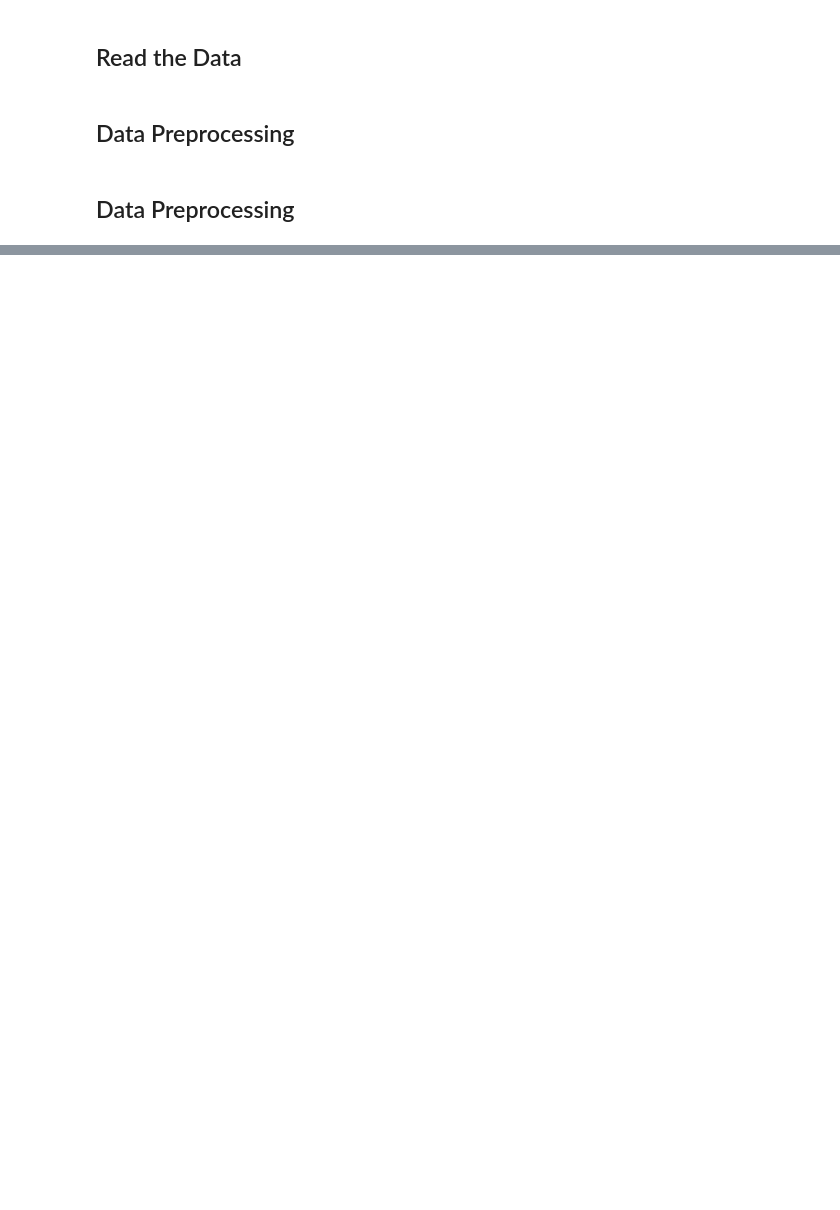
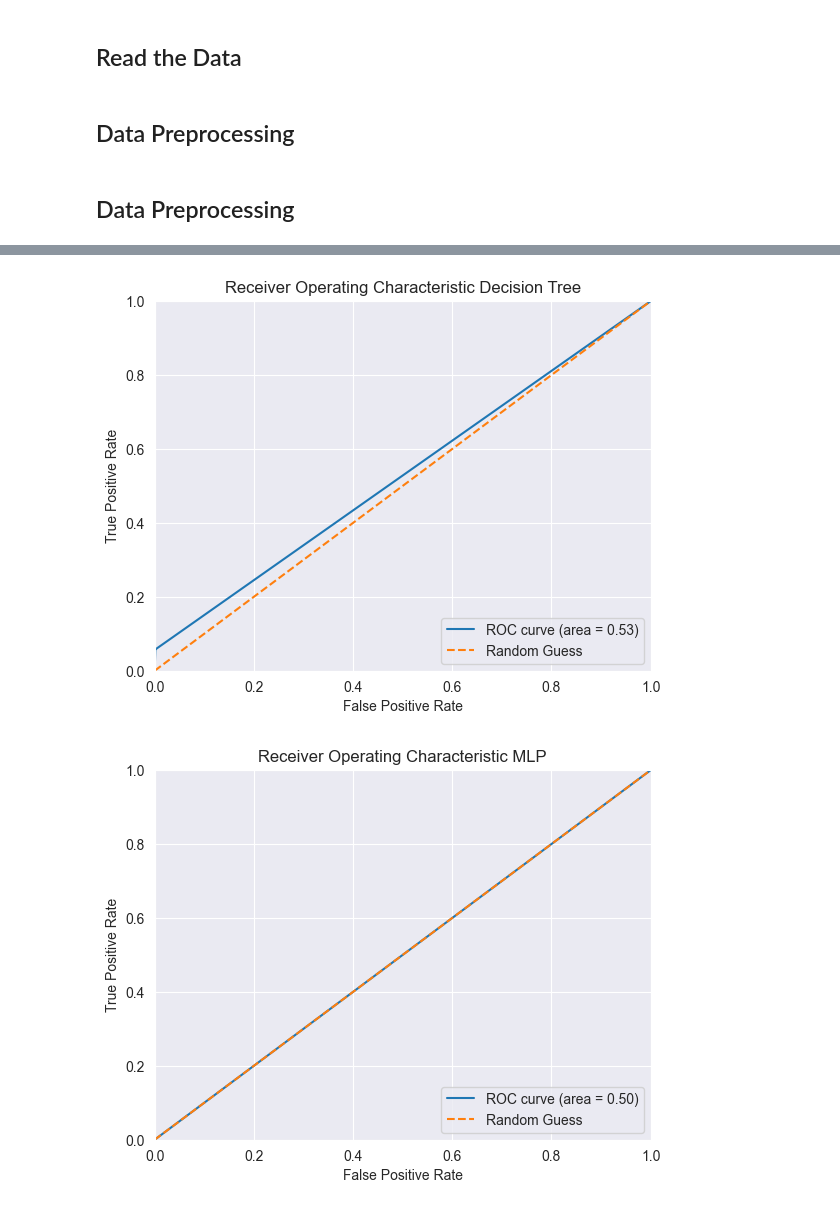
Before and after one commit to suhaib1769/CDA_Group42, a Jupyter notebook: Lab_1/rank_swapping.ipynb, the cells around one changed output, grey strips where cells are left out. Saved outputs shown, nothing was run; the diff lists cells and outputs as text; code cells hidden in the pictures; blank space fills up the shorter version.

```diff
--- a/Lab_1/rank_swapping.ipynb
+++ b/Lab_1/rank_swapping.ipynb
@@ -104,7 +107,7 @@ def rank_swapping(data_original, p, num_swaps, columns):
     data = data.sort_values(data.columns[0])
     return data
 
-ranked_frame = rank_swapping(df1, 300, 5000000, [1, 4, 5, 6, 16])
+ranked_frame = rank_swapping(df1, 300, 500000, [1, 4, 5, 6, 16])
 original_values = df1.to_numpy()
 print(np.equal(ranked_frame, original_values).all())
 same_rows = 0
@@ -112,6 +115,7 @@ for i in range(len(ranked_frame)):
     if np.equal(ranked_frame.to_numpy()[i], original_values[i]).all():
         same_rows += 1
 print('number of rows still the same: ', same_rows)
+df1 = ranked_frame
 # %% [output]
 Id                               True
 issuercountrycode               False
@@ -254,0 +305,45 @@ Average accuracy mlp: 0.9985445187973345
+# %%
+one_prob_dec_tree = [lst[1] for lst in y_proba_all_dec_tree]
+fpr, tpr, thresholds = roc_curve(y_truth_all_dec_tree, one_prob_dec_tree)
+roc_auc = auc(fpr, tpr)
+
+plt.plot(fpr, tpr, label='ROC curve (area = %0.2f)' % roc_auc)
+plt.plot([0, 1], [0, 1], linestyle='--', label='Random Guess')
+plt.xlim([0.0, 1.0])
+plt.ylim([0.0, 1.0])
+plt.xlabel('False Positive Rate')
+plt.ylabel('True Positive Rate')
+plt.title('Receiver Operating Characteristic Decision Tree')
+plt.legend(loc="lower right")
+plt.show()
+
+one_prob_mlp = [lst[1] for lst in y_proba_all_mlp]
+fpr, tpr, thresholds = roc_curve(y_truth_all_mlp, one_prob_mlp)
+roc_auc = auc(fpr, tpr)
+
+plt.plot(fpr, tpr, label='ROC curve (area = %0.2f)' % roc_auc)
+plt.plot([0, 1], [0, 1], linestyle='--', label='Random Guess')
+plt.xlim([0.0, 1.0])
+plt.ylim([0.0, 1.0])
+plt.xlabel('False Positive Rate')
+plt.ylabel('True Positive Rate')
+plt.title('Receiver Operating Characteristic MLP')
+plt.legend(loc="lower right")
+plt.show()
+
+one_prob_log = [lst[1] for lst in y_proba_all_log]
+fpr, tpr, thresholds = roc_curve(y_truth_all_log, one_prob_log)
+roc_auc = auc(fpr, tpr)
+
+plt.plot(fpr, tpr, label='ROC curve (area = %0.2f)' % roc_auc)
+plt.plot([0, 1], [0, 1], linestyle='--', label='Random Guess')
+plt.xlim([0.0, 1.0])
+plt.ylim([0.0, 1.0])
+plt.xlabel('False Positive Rate')
+plt.ylabel('True Positive Rate')
+plt.title('Receiver Operating Characteristic Logistic Regression')
+plt.legend(loc="lower right")
+plt.show()
+# %% [output]
+[figure, added]
+[figure, added]
```
Also changed, not shown: parts of 4 cells of this notebook, 1 other file.
